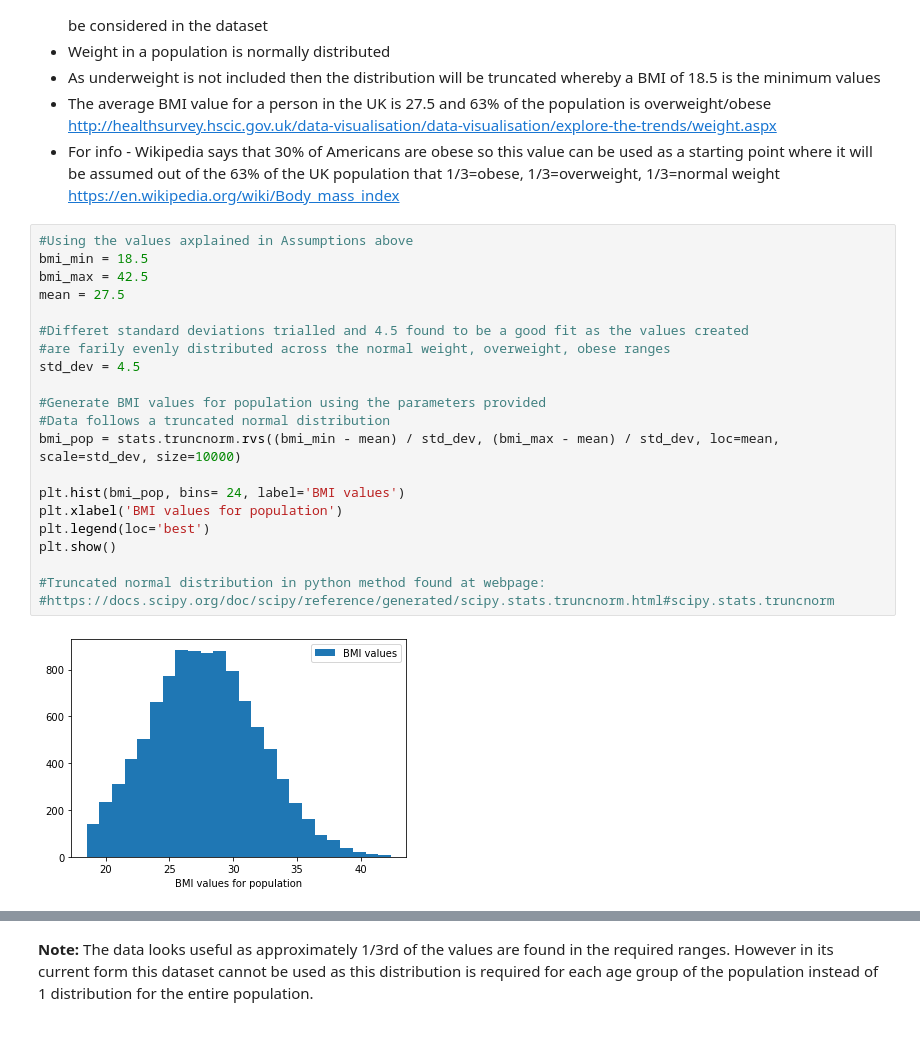
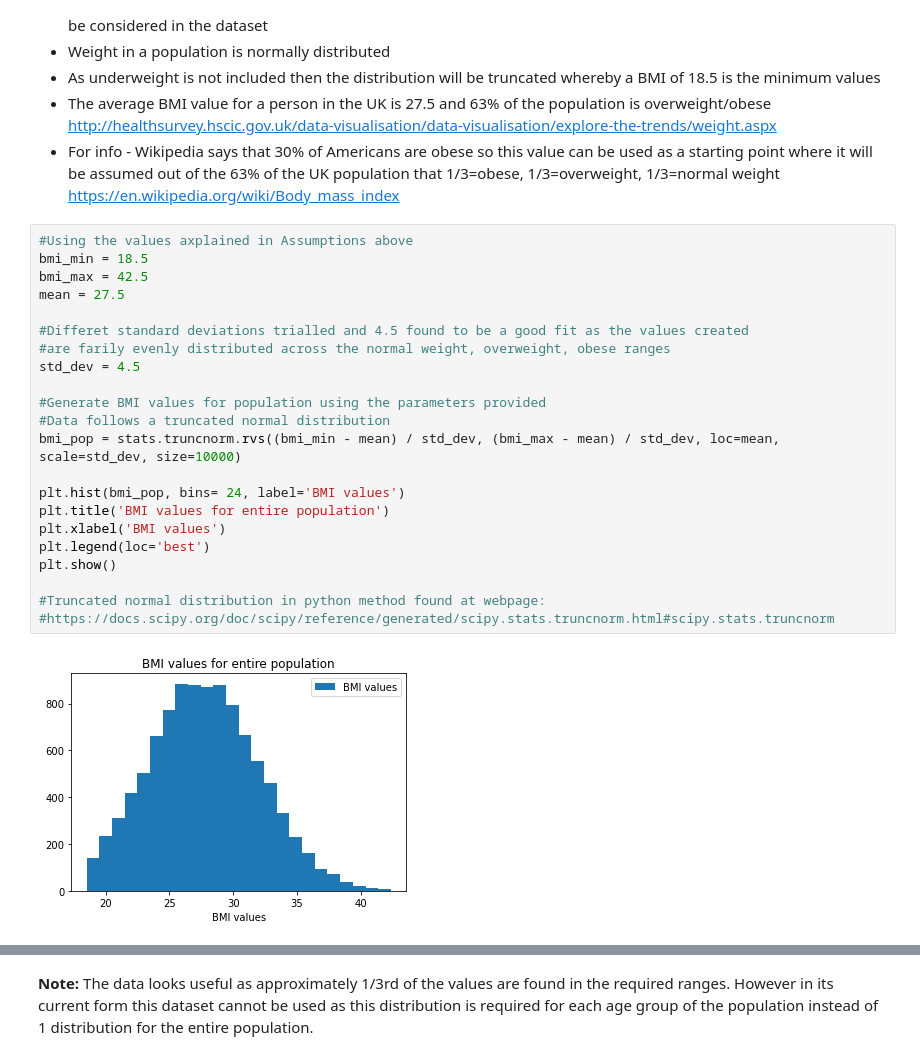
Before and after one commit to juliandunne1234/pada_project_g00267940, a Jupyter notebook: dataset_simulation_project.ipynb, the cells around one changed output, grey strips where cells are left out. Drawn from its saved outputs; the diff is of its cells as text.

```diff
--- a/dataset_simulation_project.ipynb
+++ b/dataset_simulation_project.ipynb
@@ -577,23 +577,24 @@ A number of assumptions will be made with regard to the populations weight in or
 # %%
 #Using the values axplained in Assumptions above
 bmi_min = 18.5
 bmi_max = 42.5
 mean = 27.5
 
 #Differet standard deviations trialled and 4.5 found to be a good fit as the values created
 #are farily evenly distributed across the normal weight, overweight, obese ranges
 std_dev = 4.5
 
 #Generate BMI values for population using the parameters provided
 #Data follows a truncated normal distribution
 bmi_pop = stats.truncnorm.rvs((bmi_min - mean) / std_dev, (bmi_max - mean) / std_dev, loc=mean, scale=std_dev, size=10000)
 
 plt.hist(bmi_pop, bins= 24, label='BMI values')
-plt.xlabel('BMI values for population')
+plt.title('BMI values for entire population')
+plt.xlabel('BMI values')
 plt.legend(loc='best')
 plt.show()
 
 #Truncated normal distribution in python method found at webpage:
 #https://docs.scipy.org/doc/scipy/reference/generated/scipy.stats.truncnorm.html#scipy.stats.truncnorm
 # %% [output]
-[figure, old version]
+[figure, new version]
```
Also changed, not shown: parts of 6 cells of this notebook.
